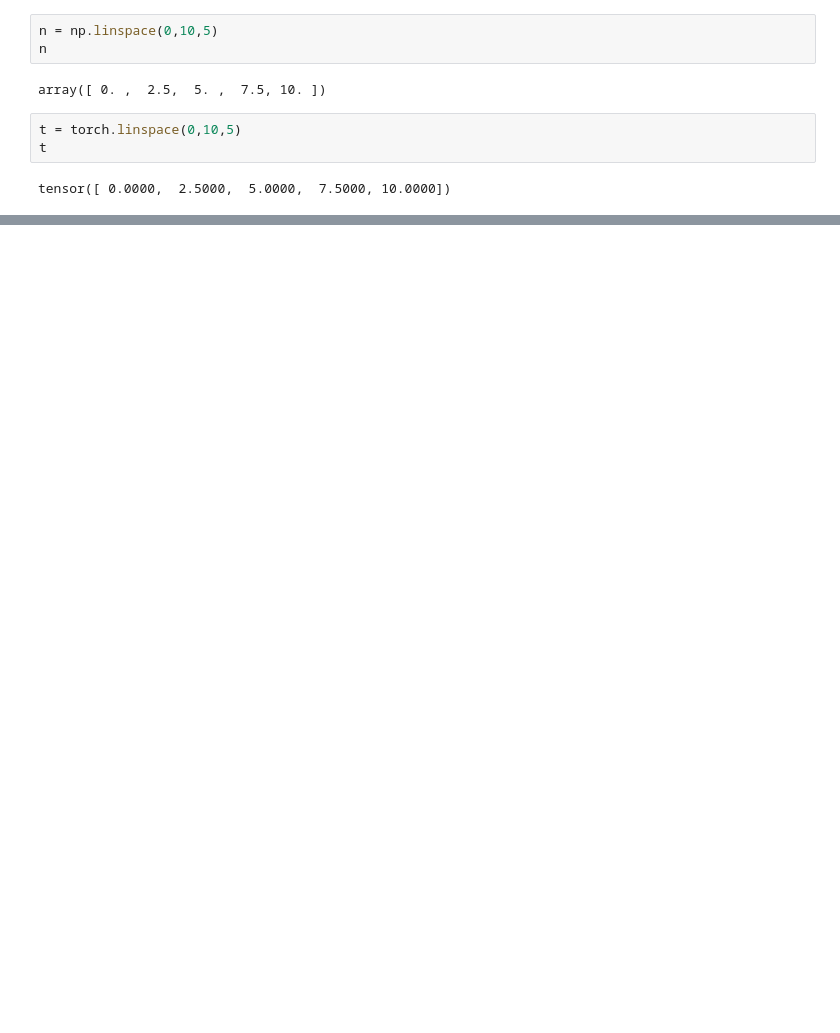
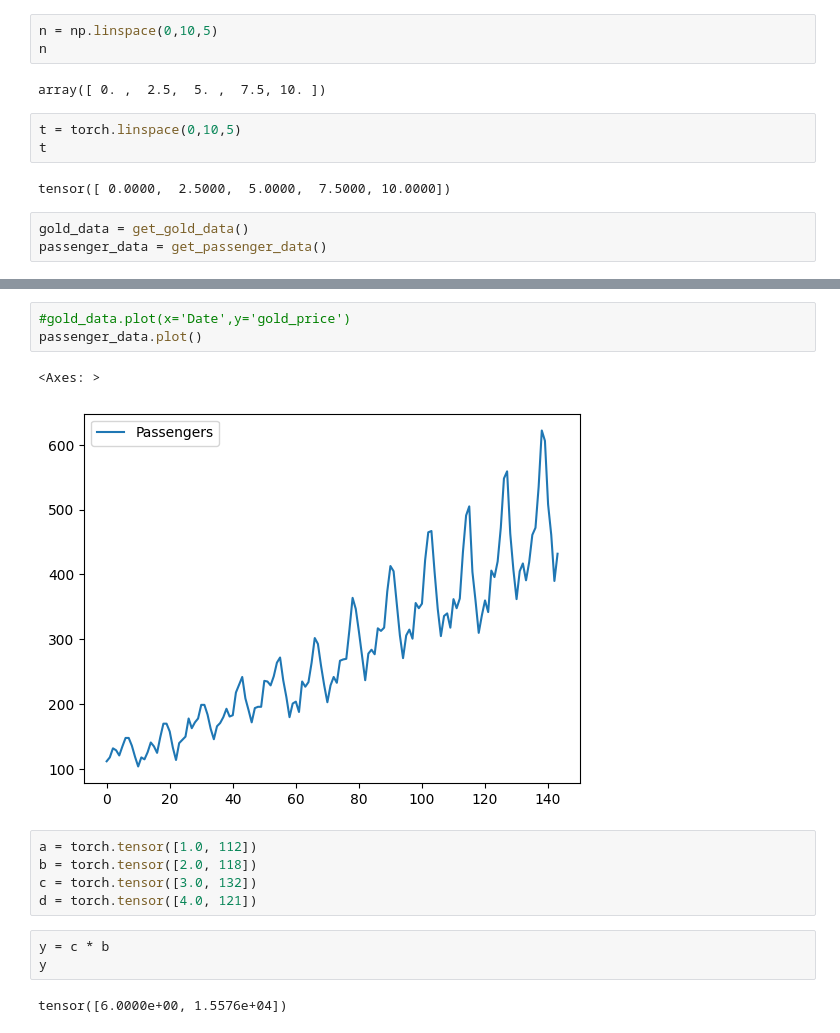
Before and after one commit to ollegreen/ugly_neural_network, a Jupyter notebook: resources/deconstructed_backpropagation/tensor_deconstructed.ipynb, the cells around one changed output, grey strips where cells are left out. Cells and saved outputs as stored; diff of their text form; blank space fills up the shorter version.

Commit message:
tensor learnings

```diff
--- a/resources/deconstructed_backpropagation/tensor_deconstructed.ipynb
+++ b/resources/deconstructed_backpropagation/tensor_deconstructed.ipynb
@@ -20,3 +25,6 @@ t = torch.linspace(0,10,5)
 t
 # %% [output]
 tensor([ 0.0000,  2.5000,  5.0000,  7.5000, 10.0000])
+# %%
+gold_data = get_gold_data()
+passenger_data = get_passenger_data()
@@ -22,0 +41,16 @@ tensor([ 0.0000,  2.5000,  5.0000,  7.5000, 10.0000])
+# %%
+#gold_data.plot(x='Date',y='gold_price')
+passenger_data.plot()
+# %% [output]
+<Axes: >
+[figure, added]
+# %%
+a = torch.tensor([1.0, 112])
+b = torch.tensor([2.0, 118])
+c = torch.tensor([3.0, 132])
+d = torch.tensor([4.0, 121])
+# %%
+y = c * b
+y
+# %% [output]
+tensor([6.0000e+00, 1.5576e+04])
```
Also changed, not shown: parts of 7 cells of this notebook, 5 other files.
